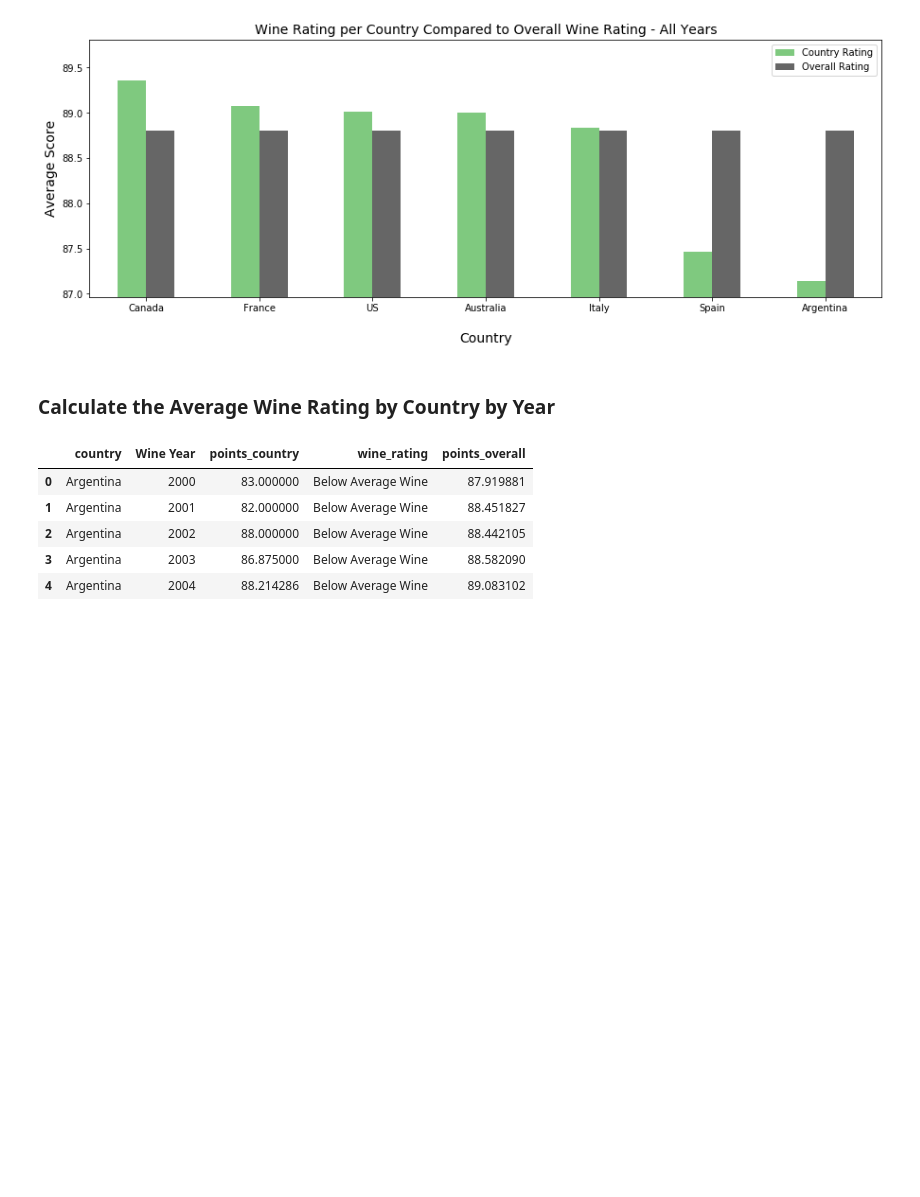
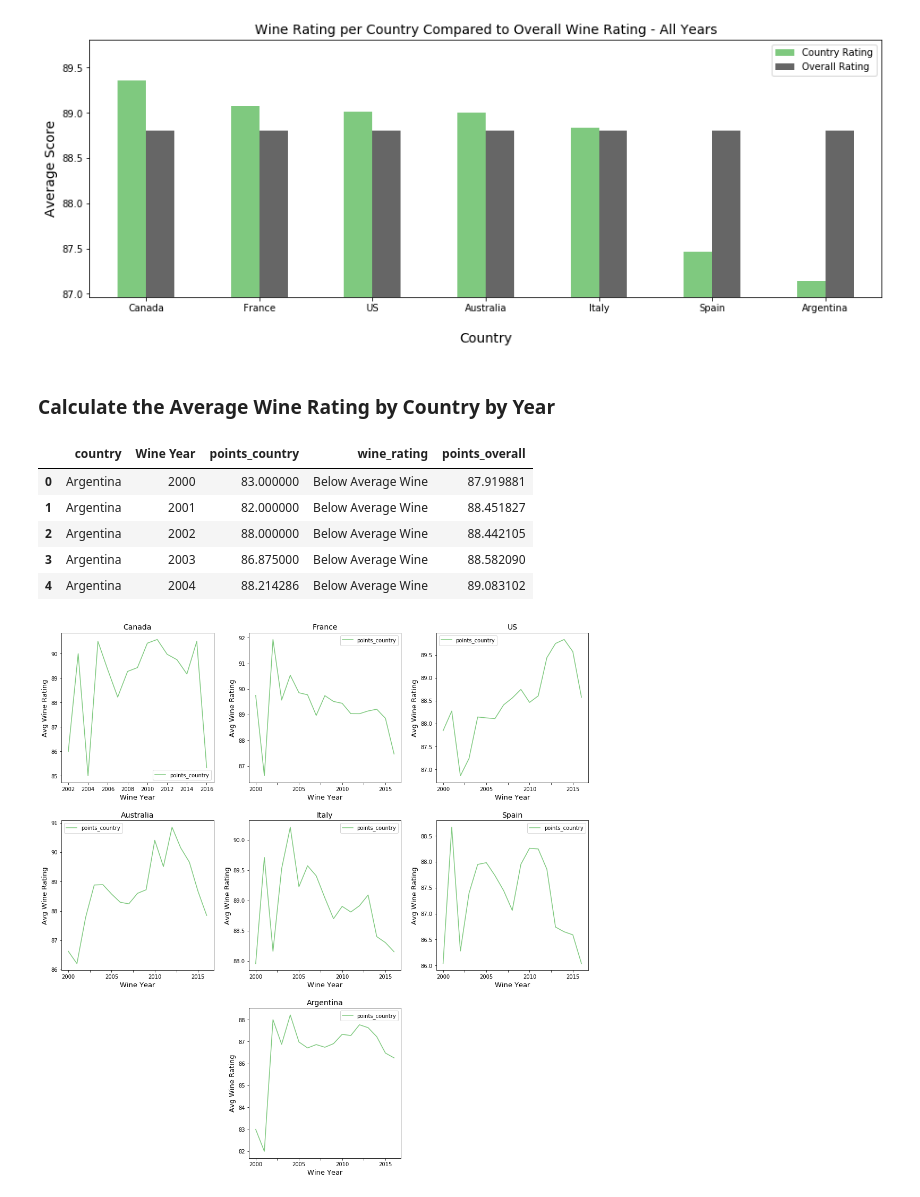
Before and after one commit to jbski/wine_anlaysis, a Jupyter notebook: wine-analysis-Jeremy.ipynb, the cells around one changed output. Drawn from its saved outputs; the diff is of its cells as text; code cells hidden in the pictures; blank space fills up the shorter version.

Commit message:
Update file plot

```diff
--- a/wine-analysis-Jeremy.ipynb
+++ b/wine-analysis-Jeremy.ipynb
@@ -233,7 +233,7 @@ avg_wine_rating_overall_df
 avg_wine_rating_overall_df=avg_wine_rating_overall_df[avg_wine_rating_overall_df["Wine Year"] != '2017']
 # %%
 # Set country as the index
-avg_country_year_rating_df.set_index('country', inplace=True)
+# avg_country_year_rating_df.set_index('country', inplace=True)
 
 ## Get US wine rating by year
 ca_wine_ratings_df = avg_country_year_rating_df.loc["Canada"]
@@ -248,30 +248,32 @@ us_wine_ratings_df
 
 # Create subplots for each country to show rating by year
 fig, axes = plt.subplots(nrows=3, ncols=3, figsize=(15,15))
 ca_wine_ratings_df.plot(ax=axes[0,0], x="Wine Year", y='points_country', colormap='Accent')
 fr_wine_ratings_df.plot(ax=axes[0,1], x="Wine Year", y='points_country', colormap='Accent')
 us_wine_ratings_df.plot(ax=axes[0,2], x="Wine Year", y='points_country', colormap='Accent')
 au_wine_ratings_df.plot(ax=axes[1,0], x="Wine Year", y='points_country', colormap='Accent')
 it_wine_ratings_df.plot(ax=axes[1,1], x="Wine Year", y='points_country', colormap='Accent')
 sp_wine_ratings_df.plot(ax=axes[1,2], x="Wine Year", y='points_country', colormap='Accent')
 ag_wine_ratings_df.plot(ax=axes[2,1], x="Wine Year", y='points_country', colormap='Accent')
 
 # # Add xlabel for each graph
 for x in range(3):
     for y in range(3):
         axes[x,y].set_xlabel("Wine Year", fontsize=13)
         axes[x,y].set_ylabel("Avg Wine Rating", fontsize=13)
 
 # # Add titles for each graph
 axes[0,0].set_title("Canada", fontsize=14)
 axes[0,1].set_title("France", fontsize=14)
 axes[0,2].set_title("US", fontsize=14)
 axes[1,0].set_title("Australia", fontsize=14)
 axes[1,1].set_title("Italy", fontsize=14)
 axes[1,2].set_title("Spain", fontsize=14)
 axes[2,1].set_title("Argentina", fontsize=14)
 
 fig.tight_layout(pad=2.0)
 
 fig.delaxes(axes[2][0])
 fig.delaxes(axes[2][2])
+# %% [output]
+[figure, added]
```
